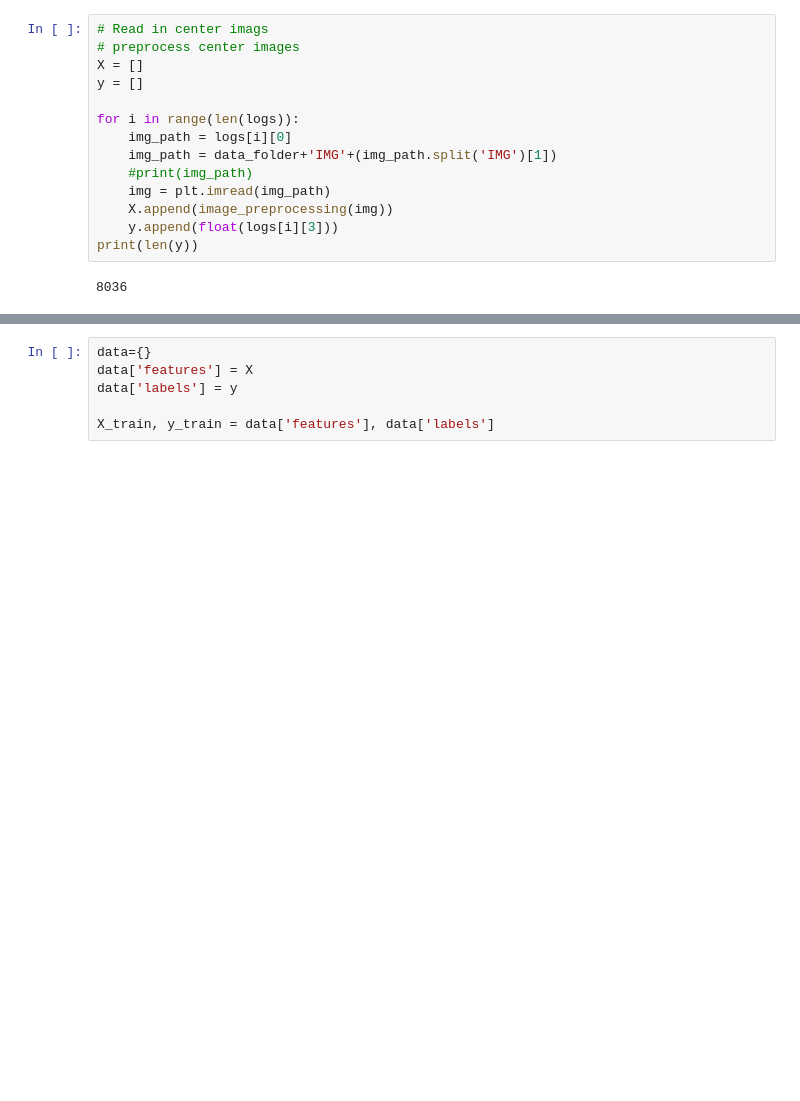
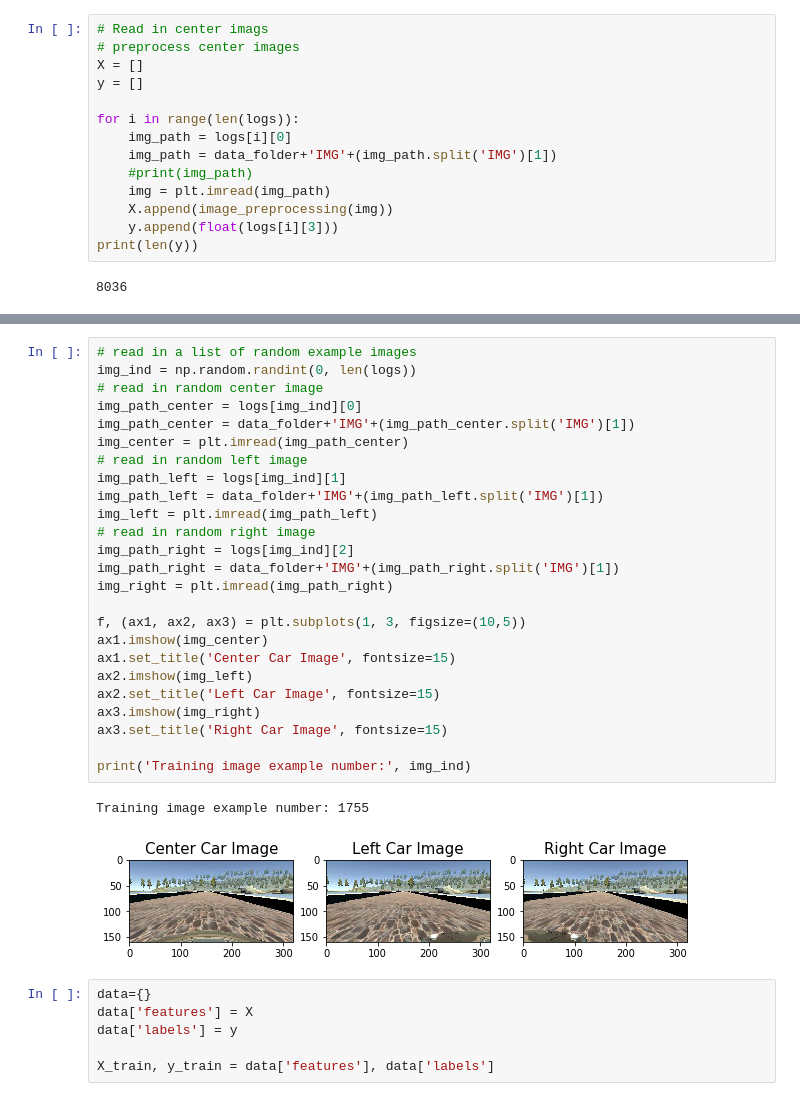
Before and after one commit to jwangjie/SDC-Behavioral-Cloning-P3, a Jupyter notebook: model_small.ipynb, the cells around one changed output, grey strips where cells are left out. Saved outputs shown, nothing was run; the diff lists cells and outputs as text; blank space fills up the shorter version.

```diff
--- a/model_small.ipynb
+++ b/model_small.ipynb
@@ -93,6 +93,34 @@ for i in range(len(logs)):
 print(len(y))
 # %% [output]
 24108
+# %%
+# read in a list of random example images
+img_ind = np.random.randint(0, len(logs))
+# read in random center image
+img_path_center = logs[img_ind][0]
+img_path_center = data_folder+'IMG'+(img_path_center.split('IMG')[1])
+img_center = plt.imread(img_path_center)
+# read in random left image
+img_path_left = logs[img_ind][1]
+img_path_left = data_folder+'IMG'+(img_path_left.split('IMG')[1])
+img_left = plt.imread(img_path_left)
+# read in random right image
+img_path_right = logs[img_ind][2]
+img_path_right = data_folder+'IMG'+(img_path_right.split('IMG')[1])
+img_right = plt.imread(img_path_right)
+
+f, (ax1, ax2, ax3) = plt.subplots(1, 3, figsize=(10,5))
+ax1.imshow(img_center)
+ax1.set_title('Center Car Image', fontsize=15)
+ax2.imshow(img_left)
+ax2.set_title('Left Car Image', fontsize=15)
+ax3.imshow(img_right)
+ax3.set_title('Right Car Image', fontsize=15)
+
+print('Training image example number:', img_ind)
+# %% [output]
+Training image example number: 1755
+[figure, added]
 # %%
 data={}
 data['features'] = X
```
Also changed, not shown: parts of 3 cells of this notebook, 2 other files.
